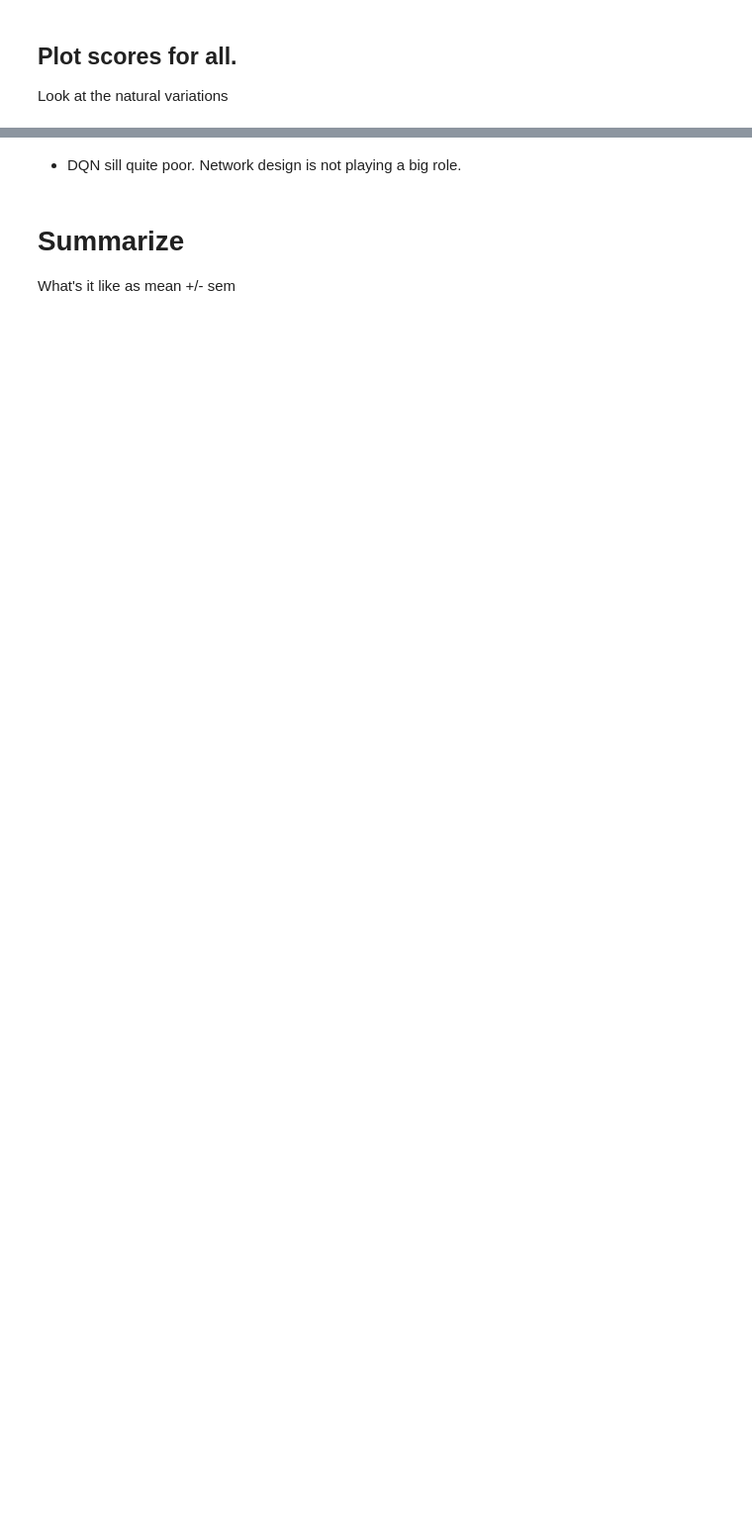
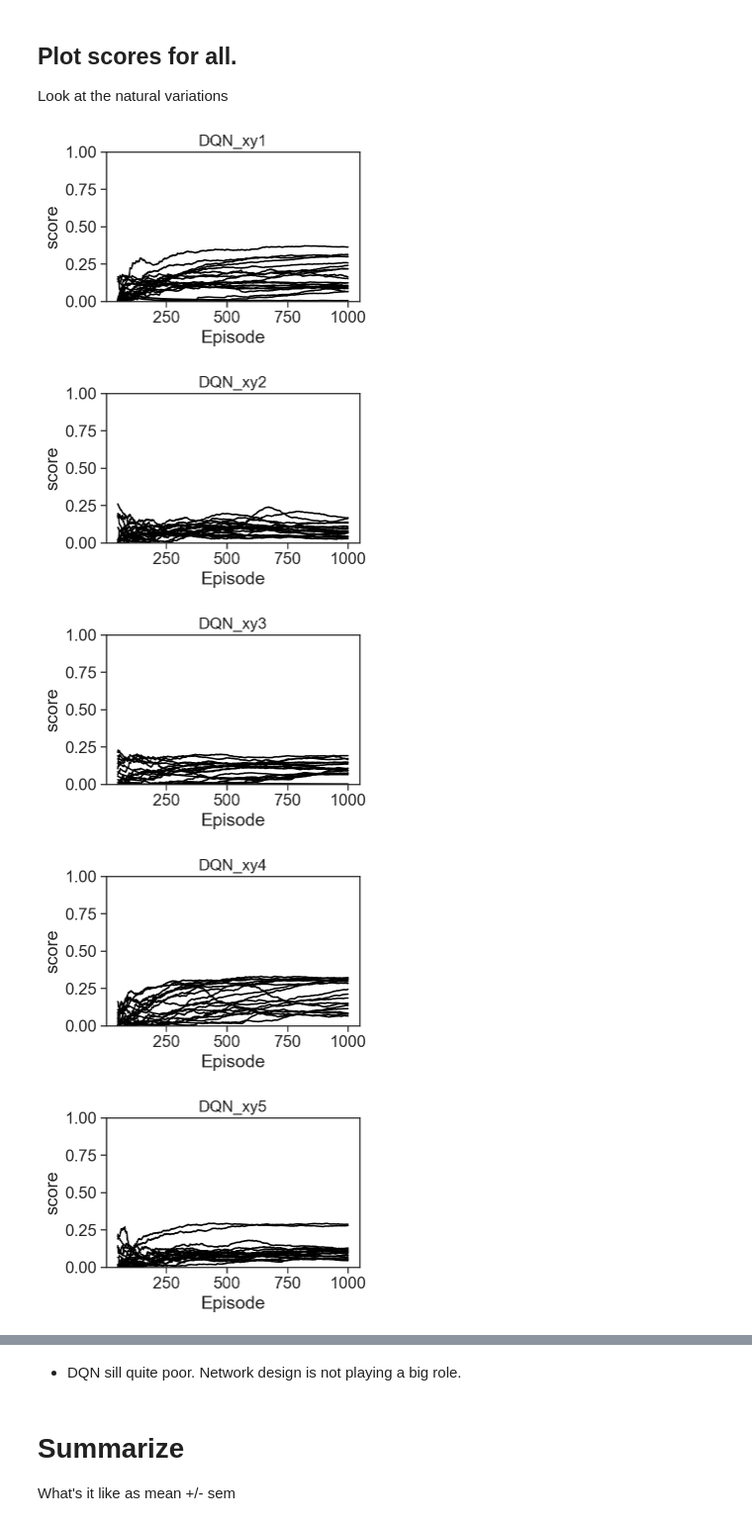
Before and after one commit to CoAxLab/azad, a Jupyter notebook: notebooks/wythoff_exp73.ipynb, the cells around one changed output, grey strips where cells are left out. Shown at 99% size. Drawn from its saved outputs; the diff is of its cells as text; code cells hidden in the pictures; blank space fills up the shorter version.

```diff
--- a/notebooks/wythoff_exp73.ipynb
+++ b/notebooks/wythoff_exp73.ipynb
@@ -66,11 +68,17 @@ Look at the natural variations
 # %%
 key = 'score'
 for model in models:
     plt.figure(figsize=(5, 3))
     for r, mon in enumerate(data[model]):
         _ = plt.plot(mon['episode'], mon[key], color='black')
-#         _ = plt.ylim(0, 1)
+        _ = plt.ylim(0, 1)
     _ = plt.ylabel(f"{key}")
     _ = plt.tight_layout()
     _ = plt.xlabel("Episode")
     _ = plt.title(model)
+# %% [output]
+[figure, added]
+[figure, added]
+[figure, added]
+[figure, added]
+[figure, added]
```
Also changed, not shown: parts of 8 cells of this notebook, 1 other file.
